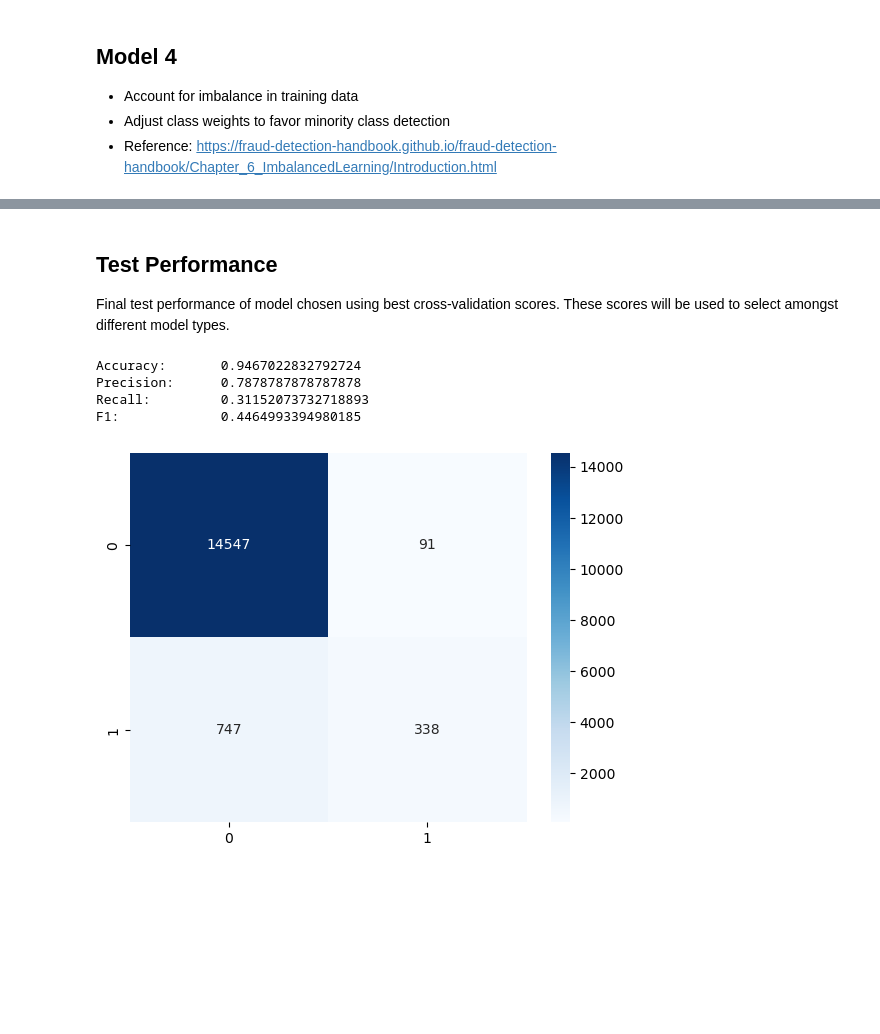
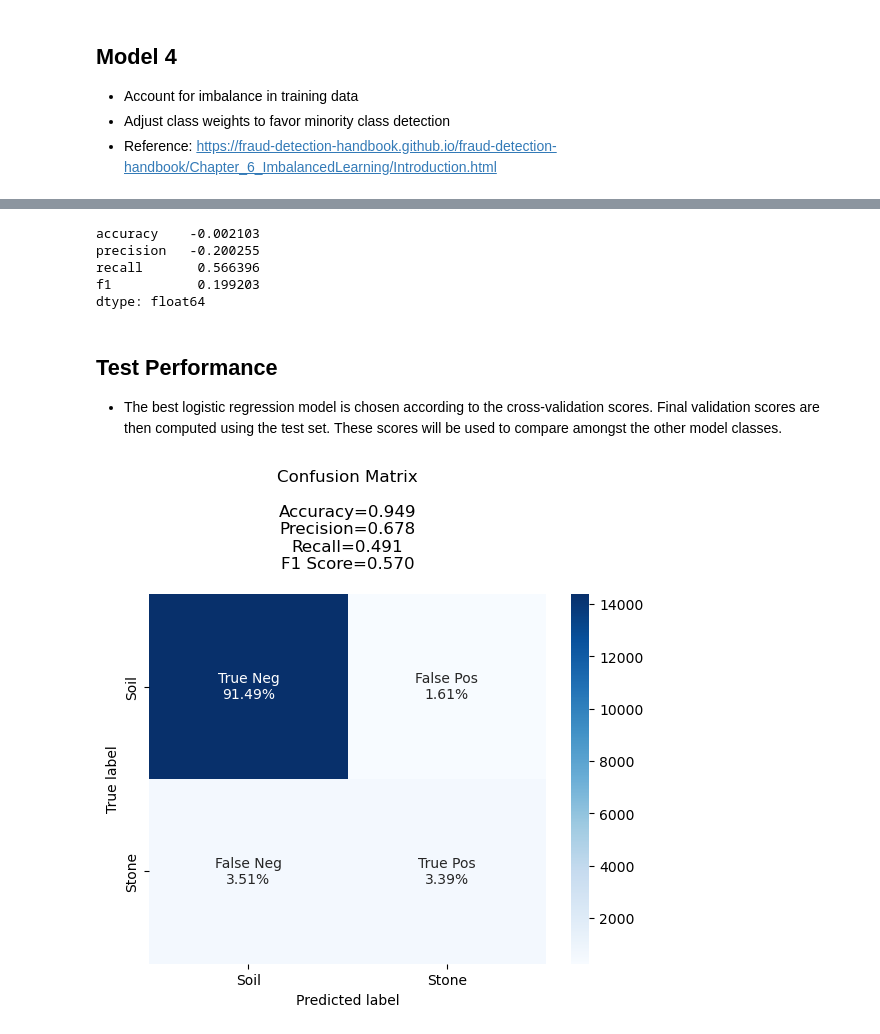
Before and after one commit to sheacon/ancient_toolmaking, a Jupyter notebook: 41-log-regression.ipynb, the cells around one changed output, grey strips where cells are left out. Saved outputs shown, nothing was run; the diff lists cells and outputs as text; code cells hidden in the pictures; blank space fills up the shorter version.

Commit message:
finalized logistic regression model for this round

```diff
--- a/41-log-regression.ipynb
+++ b/41-log-regression.ipynb
@@ -57,7 +55,7 @@ Type:           type
 Subclasses:     LogisticRegressionCV
 # %%
 # load data
-X_train, y_train, X_test, y_test = utils.load_data()
+X_train, y_train, X_test, y_test = custom.load_data()
 # %% [output]
 X_train (62889, 42)
 y_train (62889,)
@@ -178,7 +213,8 @@ Name: stone_soil_enc, dtype: int64
 # %%
-imbalance_ratio = y_train.value_counts()[1] / y_train.value_counts()[0]
-print(imbalance_ratio)
+# adjusted weight by trial and error
+majority_weight = imbalance_ratio*5
+print(majority_weight.round(3))
 
 # underweight the majority class (0)
-class_weight={0:imbalance_ratio,1:1}
+class_weight={0:majority_weight,1:1}
 # %% [output]
@@ -186,5 +224,5 @@ class_weight={0:imbalance_ratio,1:1}
 # %%
 # fit logistic regression model
-log_4 = LogisticRegression(max_iter = 200, class_weight=class_weight)
+log_4 = LogisticRegression(max_iter = 300, class_weight=class_weight)
 x = log_4.fit(X_train, y_train)
 # %%
@@ -244,17 +252,28 @@ f1
+# %%
+model_comparison['log_4'] / model_comparison['log_1'] - 1
+# %% [output]
+accuracy    -0.002103
+precision   -0.200255
+recall       0.566396
+f1           0.199203
+dtype: float64
 # %% [markdown]
 ## Test Performance
-Final test performance of model chosen using best cross-validation scores. These scores will be used to select amongst different model types.
+- The best logistic regression model is chosen according to the cross-validation scores. Final validation scores are then computed using the test set. These scores will be used to compare amongst the other model classes.
 # %%
 # test the performance of the selected model
-y_pred = log_1.predict(X_test)
-
-utils.pred_metrics(y_test,y_pred)
+y_pred = log_4.predict(X_test)
+# pred_metrics(y_test, y_pred)
 
 # confusion matrix
-utils.cm_plot(y_test,y_pred)
+cm = confusion_matrix(y_test, y_pred)
+labels = ['True Neg','False Pos','False Neg','True Pos']
+categories = ['Soil', 'Stone']
+make_confusion_matrix(cm
+                      ,group_names=labels
+                      ,categories=categories
+                      ,cmap='Blues'
+                      ,count=False
+                      )
 # %% [output]
-Accuracy:       0.9467022832792724
-Precision:      0.7878787878787878
-Recall:         0.31152073732718893
-F1:             0.4464993394980185
-[figure, old version]
+[figure, new version]
```
Also changed, not shown: parts of 22 cells of this notebook.
